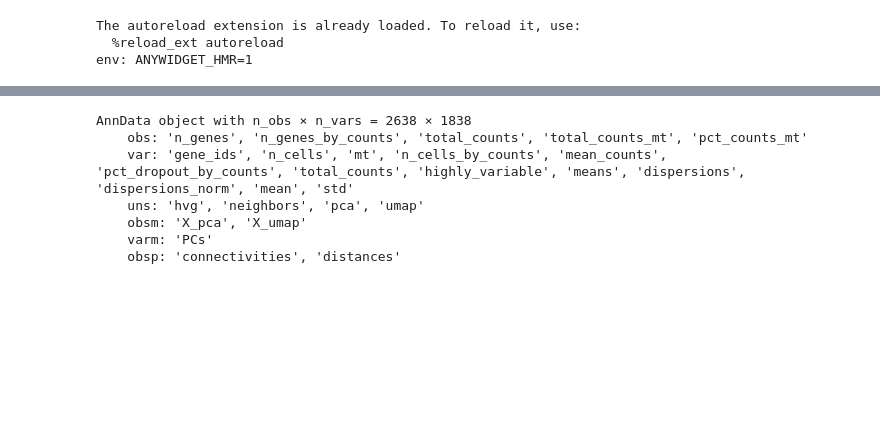
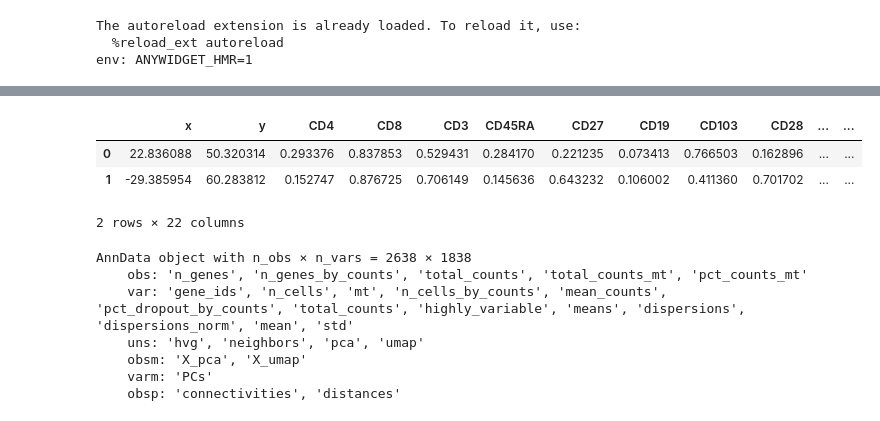
Before and after one commit to colabobio/scsketch, a Jupyter notebook: demo.ipynb, the cells around one changed output, grey strips where cells are left out. Cells and saved outputs as stored; diff of their text form; code cells hidden in the pictures; blank space fills up the shorter version.

```diff
--- a/demo.ipynb
+++ b/demo.ipynb
@@ -71,3 +59,13 @@ pbmc3k_umap_20210420.tsv
+# %%
+import pandas as pd
+
+df = pd.read_parquet('data/mair-2022-tissue-138-ozette-tooltip.pq')
+df.head(2)
+# %% [output]
+|  | x | y | CD4 | CD8 | CD3 | CD45RA | CD27 | CD19 | CD103 | CD28 | ... | ... |
+| 0 | 22.836088 | 50.320314 | 0.293376 | 0.837853 | 0.529431 | 0.284170 | 0.221235 | 0.073413 | 0.766503 | 0.162896 | ... | ... |
+| 1 | -29.385954 | 60.283812 | 0.152747 | 0.876725 | 0.706149 | 0.145636 | 0.643232 | 0.106002 | 0.411360 | 0.701702 | ... | ... |
+2 rows × 22 columns
 # %%
 # Replace with your own h5ad to read into the notebook with scanpy
 data_file = "../data/pbmc3k_20210420.h5ad" # the file that will store the analysis results
```
Also changed, not shown: parts of 10 cells of this notebook, 2 other files.
